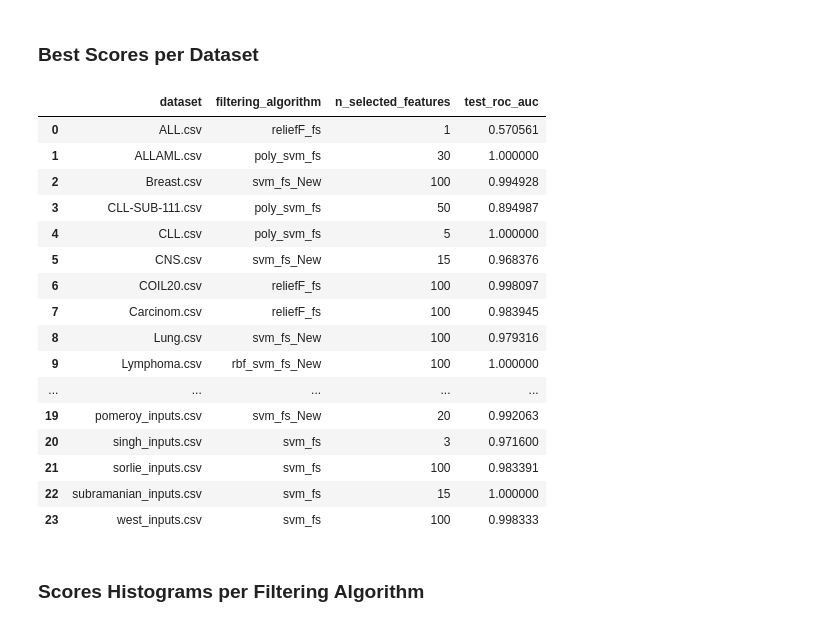
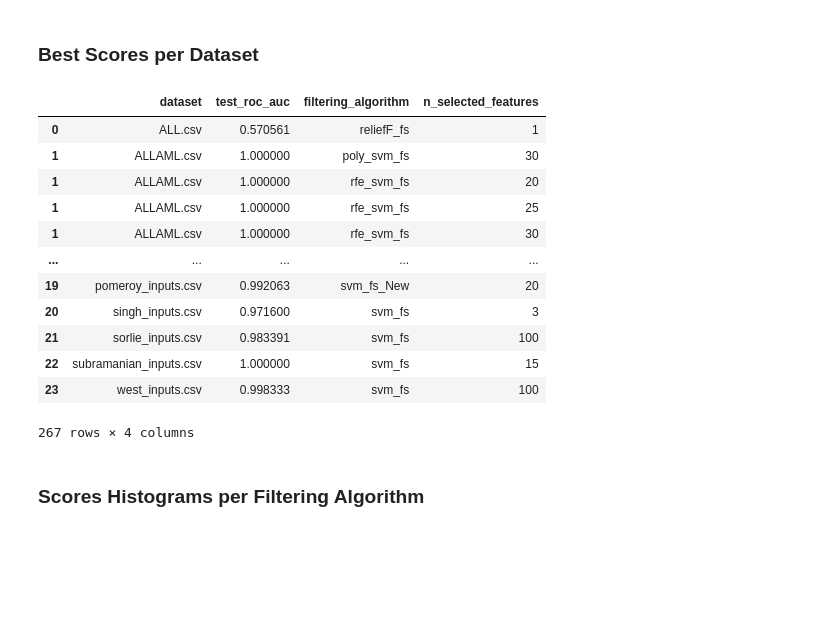
Before and after one commit to TzviLederer/feature-selection, a Jupyter notebook: analyze_results.ipynb, the cells around one changed output. Saved outputs shown, nothing was run; the diff lists cells and outputs as text; code cells hidden in the pictures; blank space fills up the shorter version.

```diff
--- a/analyze_results.ipynb
+++ b/analyze_results.ipynb
@@ -29,32 +29,23 @@ df
 # %%
 metric_col = 'test_roc_auc'
 
-mean_df = df[~df['filtering_algorithm'].str.endswith('_Aug')].groupby(['dataset', 'filtering_algorithm', 'n_selected_features']).mean()[metric_col].reset_index()
-
-max_df = mean_df.groupby('dataset').max()[metric_col].reset_index()
-
-max_df = max_df.apply(
-    lambda row: mean_df[(mean_df['dataset'] == row['dataset']) & (mean_df[metric_col] == row[metric_col])].iloc[0],
-    axis=1)
+mean_df = df[~df['filtering_algorithm'].str.endswith('_Aug')].groupby(['dataset', 'filtering_algorithm', 'n_selected_features'])[metric_col].mean().reset_index()
+max_df = mean_df.groupby(['dataset']).max()[metric_col].reset_index().join(mean_df.set_index(['dataset', metric_col]), on=['dataset', metric_col])
 max_df
 # %% [output]
-|  | dataset | filtering_algorithm | n_selected_features | test_roc_auc |
-| 0 | ALL.csv | reliefF_fs | 1 | 0.570561 |
-| 1 | ALLAML.csv | poly_svm_fs | 30 | 1.000000 |
-| 2 | Breast.csv | svm_fs_New | 100 | 0.994928 |
-| 3 | CLL-SUB-111.csv | poly_svm_fs | 50 | 0.894987 |
-| 4 | CLL.csv | poly_svm_fs | 5 | 1.000000 |
-| 5 | CNS.csv | svm_fs_New | 15 | 0.968376 |
-| 6 | COIL20.csv | reliefF_fs | 100 | 0.998097 |
-| 7 | Carcinom.csv | reliefF_fs | 100 | 0.983945 |
-| 8 | Lung.csv | svm_fs_New | 100 | 0.979316 |
-| 9 | Lymphoma.csv | rbf_svm_fs_New | 100 | 1.000000 |
+|  | dataset | test_roc_auc | filtering_algorithm | n_selected_features |
+| 0 | ALL.csv | 0.570561 | reliefF_fs | 1 |
+| 1 | ALLAML.csv | 1.000000 | poly_svm_fs | 30 |
+| 1 | ALLAML.csv | 1.000000 | rfe_svm_fs | 20 |
+| 1 | ALLAML.csv | 1.000000 | rfe_svm_fs | 25 |
+| 1 | ALLAML.csv | 1.000000 | rfe_svm_fs | 30 |
 | ... | ... | ... | ... | ... |
-| 19 | pomeroy_inputs.csv | svm_fs_New | 20 | 0.992063 |
-| 20 | singh_inputs.csv | svm_fs | 3 | 0.971600 |
-| 21 | sorlie_inputs.csv | svm_fs | 100 | 0.983391 |
-| 22 | subramanian_inputs.csv | svm_fs | 15 | 1.000000 |
-| 23 | west_inputs.csv | svm_fs | 100 | 0.998333 |
+| 19 | pomeroy_inputs.csv | 0.992063 | svm_fs_New | 20 |
+| 20 | singh_inputs.csv | 0.971600 | svm_fs | 3 |
+| 21 | sorlie_inputs.csv | 0.983391 | svm_fs | 100 |
+| 22 | subramanian_inputs.csv | 1.000000 | svm_fs | 15 |
+| 23 | west_inputs.csv | 0.998333 | svm_fs | 100 |
+267 rows × 4 columns
 # %% [markdown]
 ### Scores Histograms per Filtering Algorithm
 # %%
```
Also changed, not shown: parts of 3 cells of this notebook.
